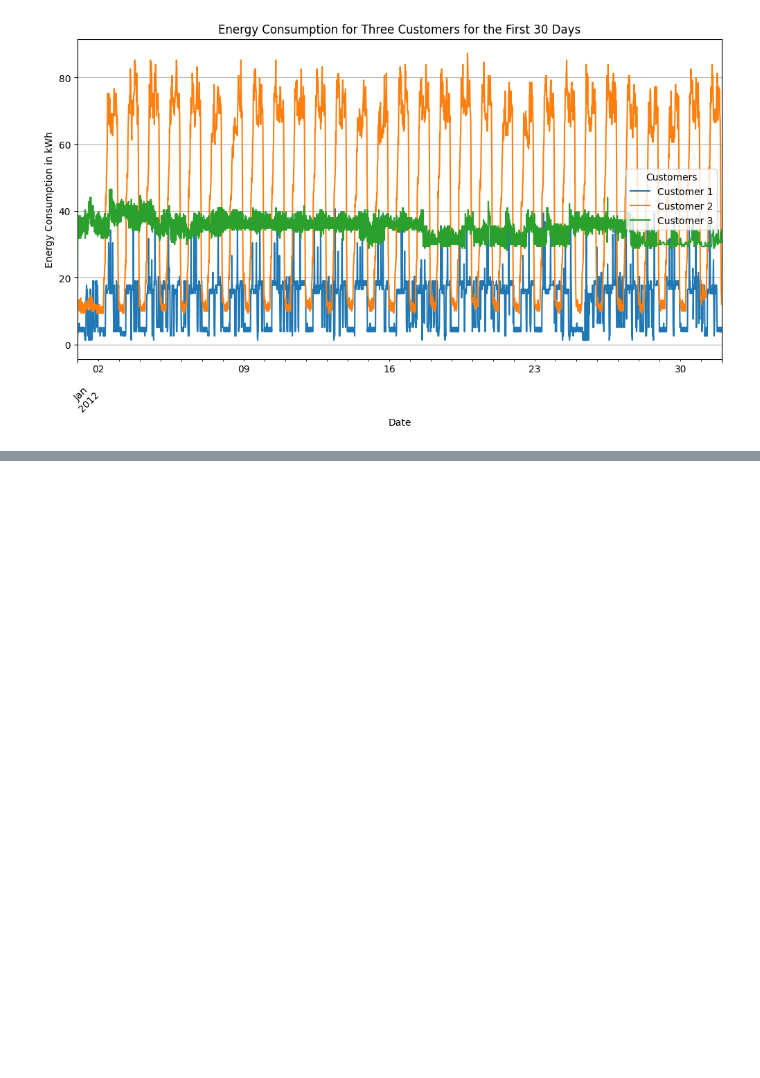
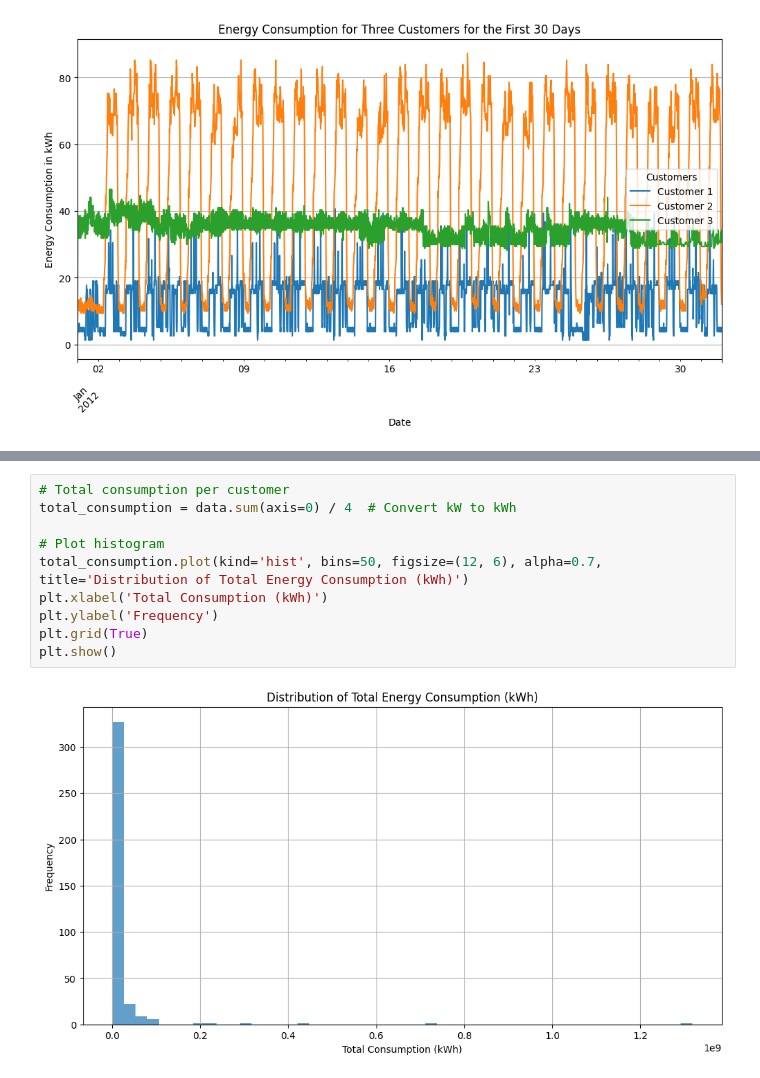
Before and after one commit to nicolaslieb/artificialintelligenceapplications, a Jupyter notebook: Second_Project/second_project.ipynb, the cells around one changed output, grey strips where cells are left out. Drawn from its saved outputs; the diff is of its cells as text; blank space fills up the shorter version.

```diff
--- a/Second_Project/second_project.ipynb
+++ b/Second_Project/second_project.ipynb
@@ -173,0 +215,12 @@ plt.show()
+# %%
+# Total consumption per customer
+total_consumption = data.sum(axis=0) / 4  # Convert kW to kWh
+
+# Plot histogram
+total_consumption.plot(kind='hist', bins=50, figsize=(12, 6), alpha=0.7, title='Distribution of Total Energy Consumption (kWh)')
+plt.xlabel('Total Consumption (kWh)')
+plt.ylabel('Frequency')
+plt.grid(True)
+plt.show()
+# %% [output]
+[figure, added]
```
Also changed, not shown: parts of 12 cells of this notebook.
